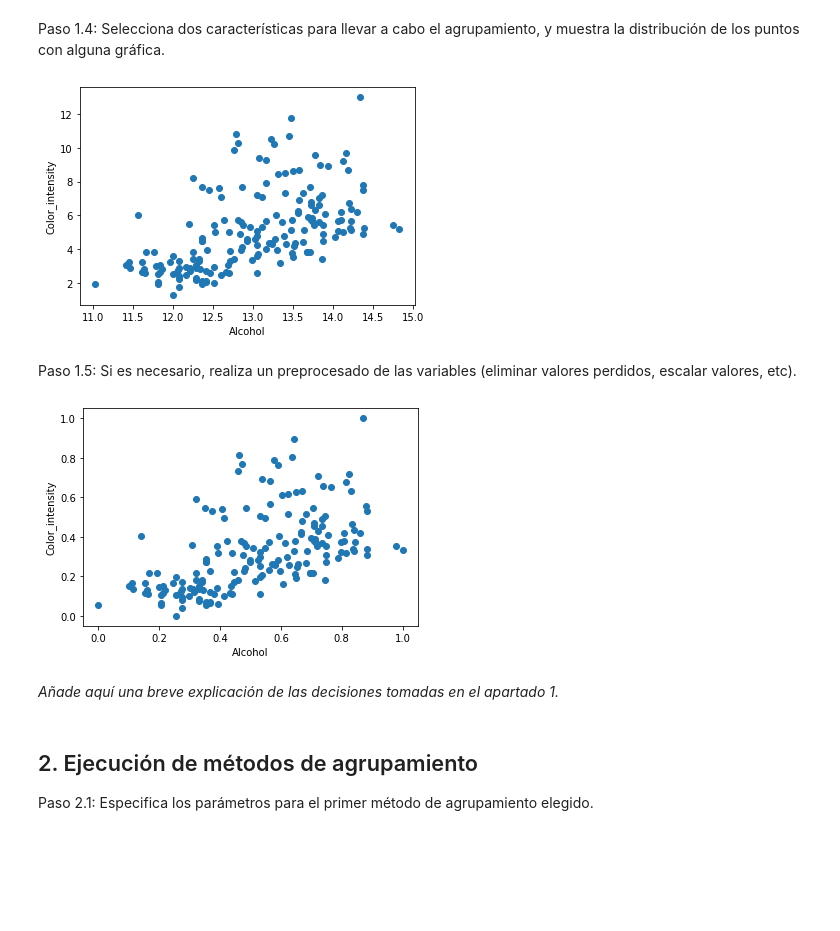
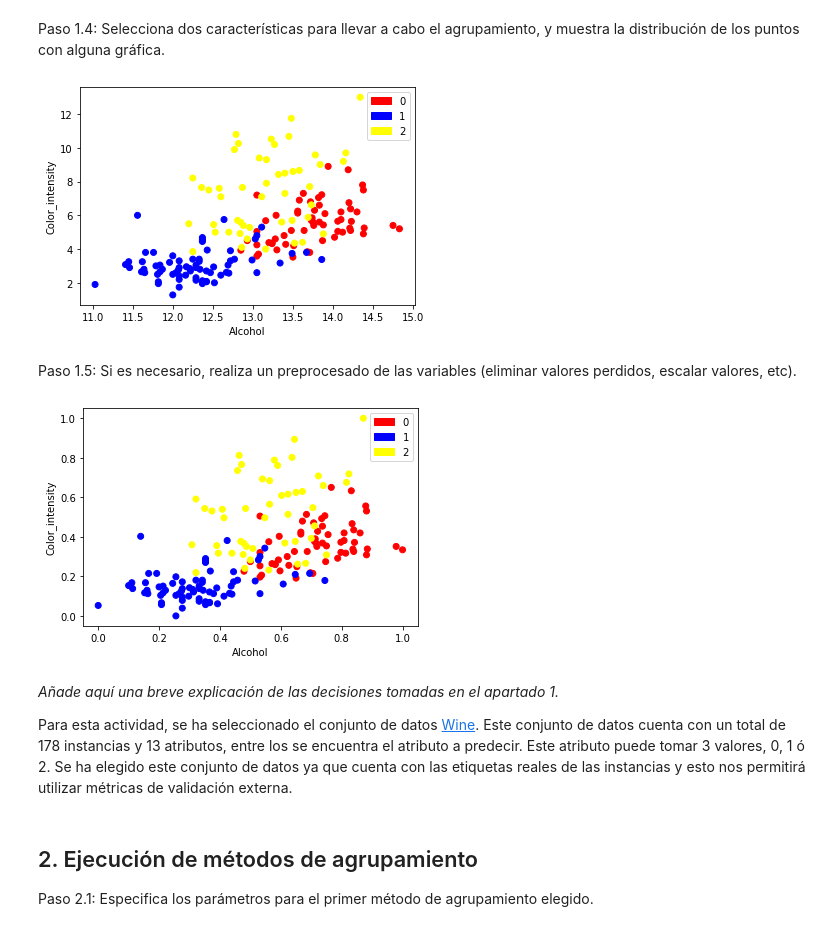
Before and after one commit to golly10/MNSDA, a Jupyter notebook: Tema 3/MetodosNoSupervisados_NotebookTarea3.ipynb, the cells around one changed output. Cells and saved outputs as stored; diff of their text form; code cells hidden in the pictures; blank space fills up the shorter version.

Commit message:
Tema 3 Actividad 1 entregada

```diff
--- a/Tema 3/MetodosNoSupervisados_NotebookTarea3.ipynb
+++ b/Tema 3/MetodosNoSupervisados_NotebookTarea3.ipynb
@@ -80,38 +80,49 @@ dtype: int64
 Paso 1.4: Selecciona dos características para llevar a cabo el agrupamiento, y muestra la distribución de los puntos con alguna gráfica.
 # %%
 #COMPLETAR
+colormap = np.array(['#FF0000', '#0000FF', '#FFFF00'])
+
+class_0 = mpatches.Patch(color='#FF0000', label='0')
+class_1 = mpatches.Patch(color='#0000FF', label='1')
+class_2 = mpatches.Patch(color='#FFFF00', label='2')
 
 x = wine_data["alcohol"]
 
 y = wine_data["color_intensity"]
 
-plt.scatter(x,y)
+labels_ = wine_data["class"]
+
+plt.scatter(x,y, c=colormap[labels_])
+plt.legend(handles=[class_0,class_1, class_2])
 plt.xlabel("Alcohol")
 plt.ylabel("Color_intensity")
 plt.show()
 # %% [output]
-[figure, old version]
+[figure, new version]
 # %% [markdown]
 Paso 1.5: Si es necesario, realiza un preprocesado de las variables (eliminar valores perdidos, escalar valores, etc).
 # %%
 #COMPLETAR
 
 scaler = MinMaxScaler()
 
 old_shape = x.shape
 
 x = scaler.fit_transform(x.values.reshape(-1, 1)).reshape(old_shape)
 
 y = scaler.fit_transform(y.values.reshape(-1, 1)).reshape(old_shape)
 
-plt.scatter(x,y)
+plt.scatter(x,y, c=colormap[labels_])
+plt.legend(handles=[class_0,class_1, class_2])
 plt.xlabel("Alcohol")
 plt.ylabel("Color_intensity")
 plt.show()
 # %% [output]
-[figure, old version]
+[figure, new version]
-# %% [markdown]
-*Añade aquí una breve explicación de las decisiones tomadas en el apartado 1.*
+# %% [markdown]
+*Añade aquí una breve explicación de las decisiones tomadas en el apartado 1.*
+
+Para esta actividad, se ha seleccionado el conjunto de datos [Wine](https://scikit-learn.org/stable/modules/generated/sklearn.datasets.load_wine.html). Este conjunto de datos cuenta con un total de 178 instancias y 13 atributos, entre los se encuentra el atributo a predecir. Este atributo puede tomar 3 valores, 0, 1 ó 2. Se ha elegido este conjunto de datos ya que cuenta con las etiquetas reales de las instancias y esto nos permitirá utilizar métricas de validación externa.
 # %% [markdown]
 ## 2. Ejecución de métodos de agrupamiento
 Paso 2.1: Especifica los parámetros para el primer método de agrupamiento elegido.
```
Also changed, not shown: parts of 13 cells of this notebook, 1 other file.
